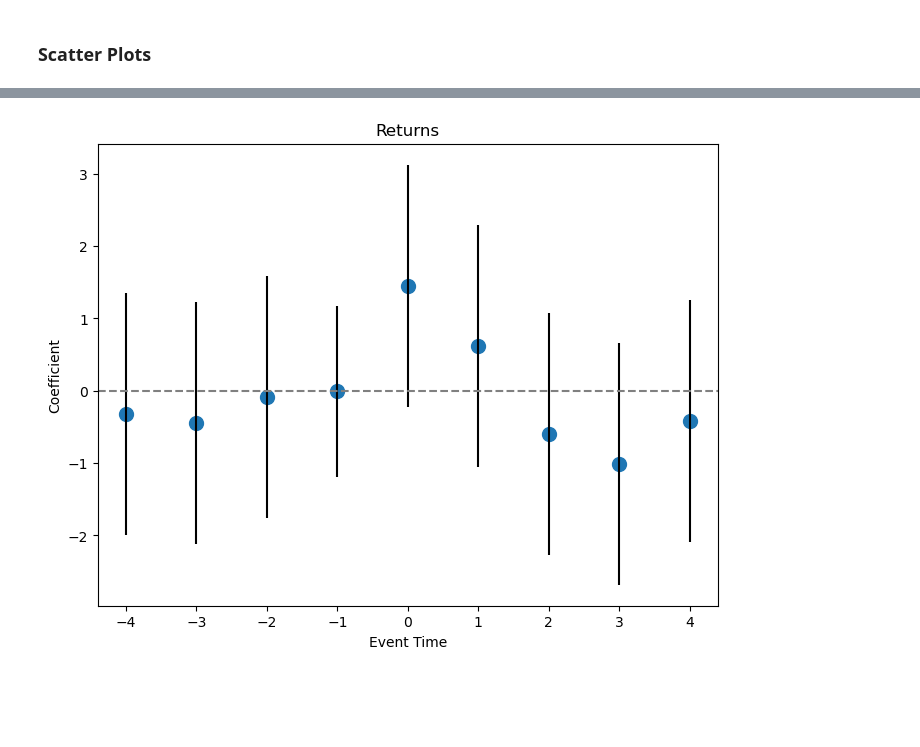
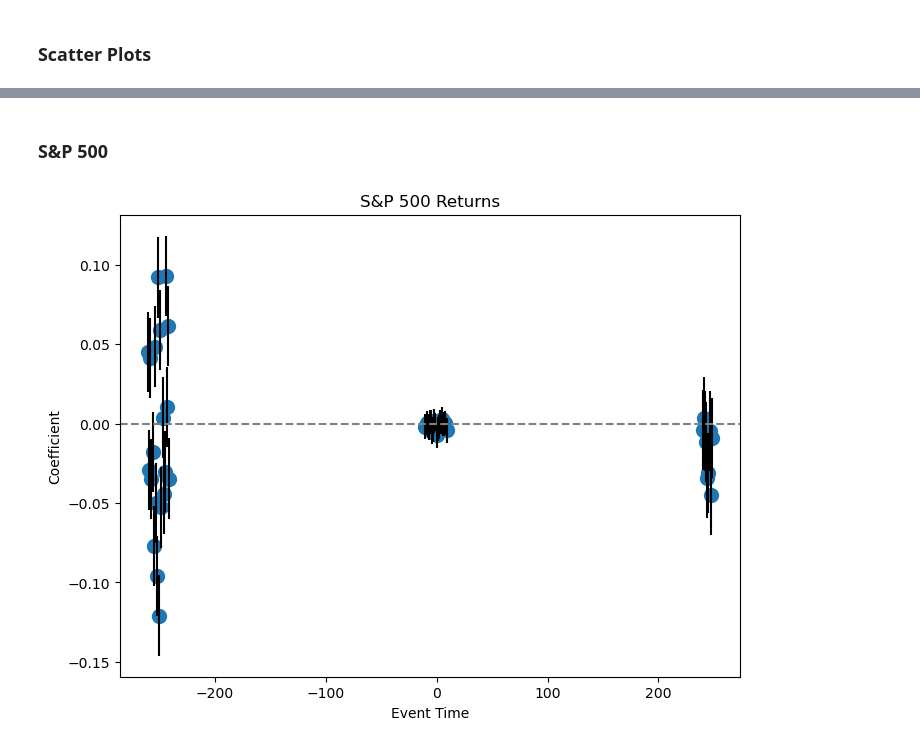
Before and after one commit to mab923/finalteamproject, a Jupyter notebook: Untitled.ipynb, the cells around one changed output, grey strips where cells are left out. Cells and saved outputs as stored; diff of their text form; code cells hidden in the pictures; blank space fills up the shorter version.

```diff
--- a/Untitled.ipynb
+++ b/Untitled.ipynb
@@ -251,46 +245,34 @@ NameError: name 'pairgrid_hex_reg' is not defined
-# %%
-# set seed for reproducibility
-np.random.seed(123)
-
-# create dataframe with 4 events and event times from -4 to 4
-df = pd.DataFrame({
-    'event_id': ['A', 'B', 'C', 'D'] * 9,
-    'event_time': sorted(list(range(-4, 5)) * 4)
-})
-
-# generate normally distributed returns for each event time and a potential control var
-df['returns'] = np.random.normal(0, 1, size=len(df))
-df['someX'] = np.random.normal(0, 1, size=len(df))
-
-#### plot returns in event time (reg version)
-
-# run the regression
-model   = smf.ols(formula='returns ~ C(event_time,Treatment(reference=-1))', data=df)
-results = model.fit()
-
-# extract the coefficients and confidence intervals
-fig, ax            = plt.subplots(figsize=(8, 6))
-coef_table         = results.conf_int(alpha=0.05)
-coef_table['coef'] = results.params
-coef_table.columns = ['lower', 'upper', 'coef']
-
-# the reg table's categorical names stink: C(event_time, Treatment(reference=-1))[T.-4]
-# lets rename them to the right level
-def categorical_relabel(varname,reference_label):
-    try:
-        return int(varname.split('[T.')[1].split(']')[0])
-    except:
-        return reference_label
-
-coef_table['event_time'] = coef_table.index.map(lambda x: categorical_relabel(x, -1))
-
-# plot
-coef_table.plot(kind='scatter', x='event_time', y='coef', ax=ax, s=100)
-ax.errorbar(coef_table['event_time'], coef_table['coef'], yerr=[coef_table['coef'] - coef_table['lower'], coef_table['upper'] - coef_table['coef']], fmt='none', color='black')
-plt.title('Returns')
-plt.xlabel('Event Time')
-plt.ylabel('Coefficient')
-ax.axhline(y=0, color='gray', linestyle='--')
-plt.show()
-# %% [output]
-[figure, removed]
+# %% [markdown]
+### S&P 500
+# %%
+# run the regression
+model   = smf.ols(formula='sp500_ret ~ C(event_time,Treatment(reference=-1))', data=event_time_rets)
+results = model.fit()
+
+
+# extract the coefficients and confidence intervals
+fig, ax            = plt.subplots(figsize=(8, 6))
+coef_table         = results.conf_int(alpha=0.05)
+coef_table['coef'] = results.params
+coef_table.columns = ['lower', 'upper', 'coef']
+
+# the reg table's categorical names stink: C(event_time, Treatment(reference=-1))[T.-4]
+# lets rename them to the right level
+def categorical_relabel(varname,reference_label):
+    try:
+        return int(varname.split('[T.')[1].split(']')[0])
+    except:
+        return reference_label
+
+coef_table['event_time'] = coef_table.index.map(lambda x: categorical_relabel(x, -1))
+
+# plot
+coef_table.plot(kind='scatter', x='event_time', y='coef', ax=ax, s=100)
+ax.errorbar(coef_table['event_time'], coef_table['coef'], yerr=[coef_table['coef'] - coef_table['lower'], coef_table['upper'] - coef_table['coef']], fmt='none', color='black')
+plt.title('S&P 500 Returns')
+plt.xlabel('Event Time')
+plt.ylabel('Coefficient')
+ax.axhline(y=0, color='gray', linestyle='--')
+plt.show()
+# %% [output]
+[figure, added]
```
Also changed, not shown: parts of 8 cells of this notebook.
